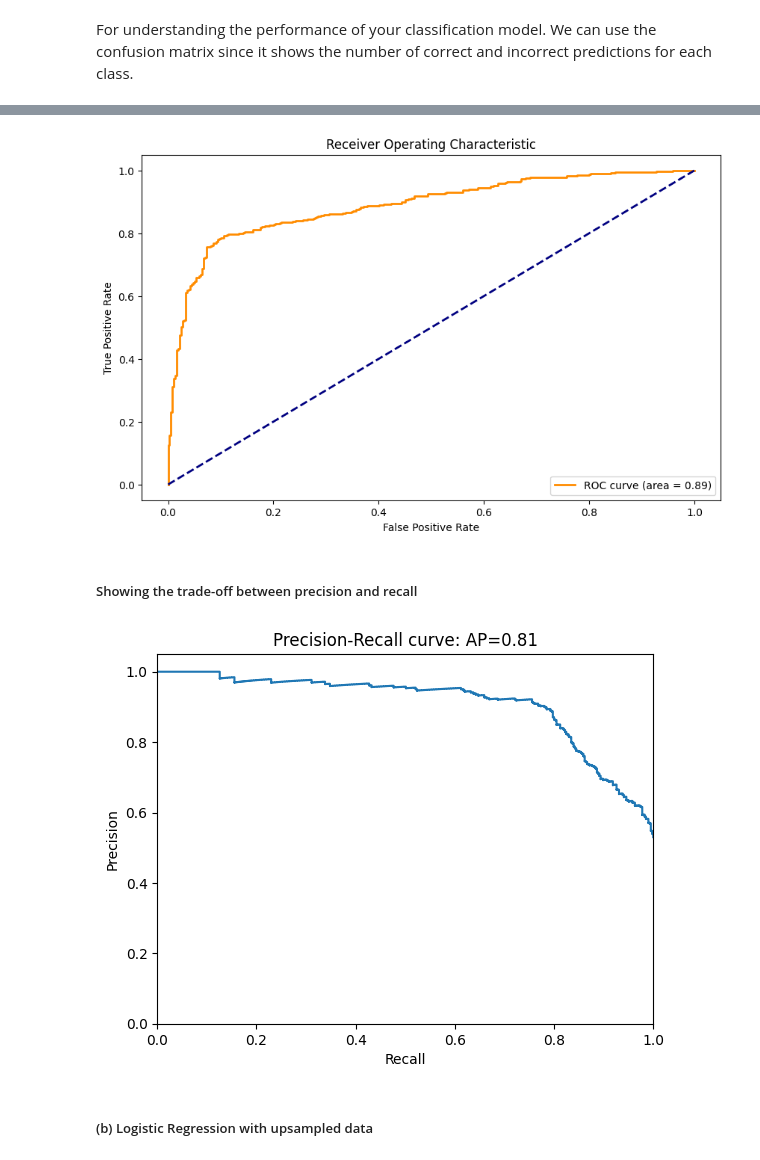
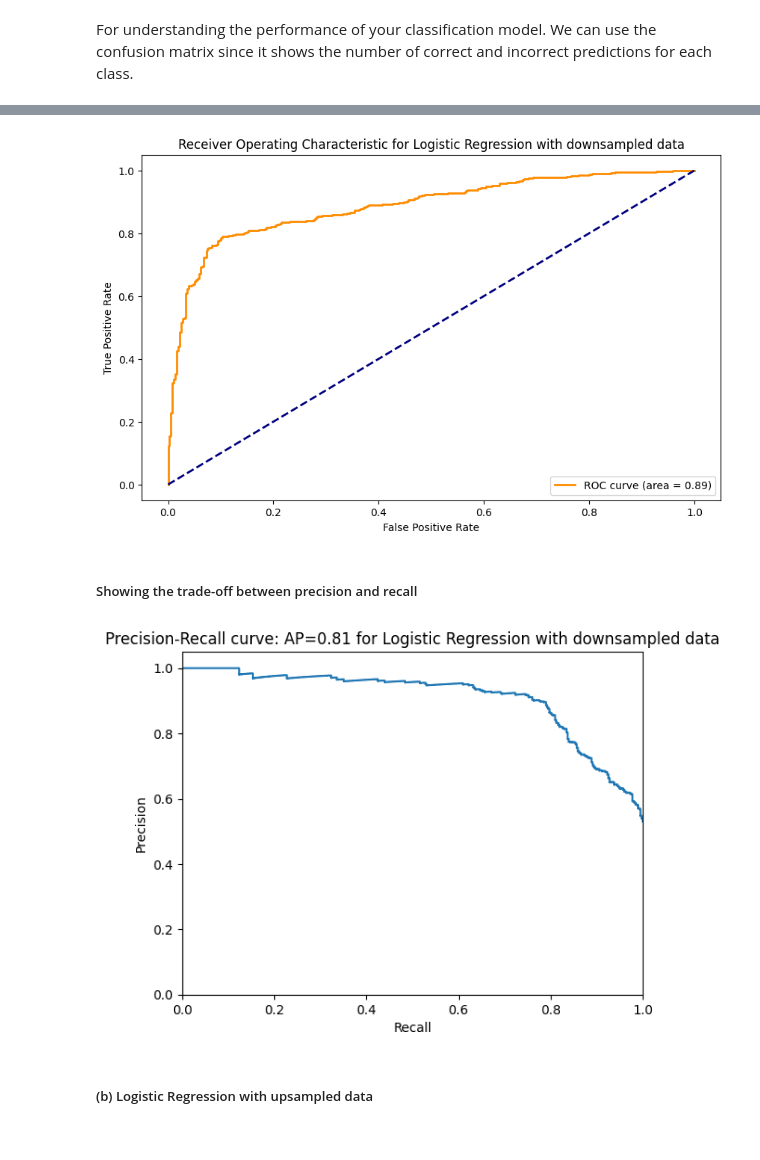
Before and after one commit to Saru99034/Python-Project-A4-DIA, a Jupyter notebook: Python Project Sarujan DENSON - Ahmed MAALOUL - Martin PUJOL.ipynb, the cells around one changed output, grey strips where cells are left out. Saved outputs shown, nothing was run; the diff lists cells and outputs as text; code cells hidden in the pictures.

```diff
--- a/Python Project Sarujan DENSON - Ahmed MAALOUL - Martin PUJOL.ipynb
+++ b/Python Project Sarujan DENSON - Ahmed MAALOUL - Martin PUJOL.ipynb
@@ -340,24 +381,24 @@ Name: count, dtype: int64
 There are still problems remaining with the data; first, we need to encode the categorical variables, and then we need to scale the data.
 # %%
 from sklearn.model_selection import train_test_split
-from sklearn.preprocessing import MinMaxScaler
+from sklearn.preprocessing import MinMaxScaler, StandardScaler
 
 #We split the dataset into train and test
-X_train_ds, X_test_ds, Y_train_ds, Y_test_ds = train_test_split( cleaned_dataset_balanced_downsampled.drop(['Revenue'], axis=1),cleaned_dataset_balanced_downsampled['Revenue'], test_size=0.2, random_state=40)
-X_train_us, X_test_us, Y_train_us, Y_test_us = train_test_split( cleaned_dataset_balanced_upsampled.drop(['Revenue'], axis=1),cleaned_dataset_balanced_upsampled['Revenue'], test_size=0.2, random_state=40)
+X_train_ds, X_test_ds, Y_train_ds, Y_test_ds = train_test_split( cleaned_dataset_balanced_downsampled.drop(['Revenue'], axis=1).values,cleaned_dataset_balanced_downsampled['Revenue'].values, test_size=0.2, random_state=40)
+X_train_us, X_test_us, Y_train_us, Y_test_us = train_test_split( cleaned_dataset_balanced_upsampled.drop(['Revenue'], axis=1).values,cleaned_dataset_balanced_upsampled['Revenue'].values, test_size=0.2, random_state=40)
 
 #We fit our scaler (standard deviation)
-scaler_X_ds = MinMaxScaler()
+scaler_X_ds = StandardScaler()
 scaler_X_ds.fit(X_train_ds)
 
-scaler_X_us = MinMaxScaler()
+scaler_X_us = StandardScaler()
 scaler_X_us.fit(X_train_us)
 
-#We transform our train and test sets
+#We transform our data
 X_train_ds = scaler_X_ds.transform(X_train_ds)
 X_test_ds = scaler_X_ds.transform(X_test_ds)
 X_test_us = scaler_X_us.transform(X_test_us)
-X_test_us = scaler_X_us.transform(X_test_us)
+X_train_us = scaler_X_us.transform(X_train_us)
 # %% [markdown]
 ### III. Modelisation
 # %% [markdown]
@@ -426,29 +467,29 @@ plt.plot(fpr_log_ds, tpr_log_ds, color='darkorange', lw=2, label='ROC curve (are
 plt.plot([0, 1], [0, 1], color='navy', lw=2, linestyle='--')
 plt.xlabel('False Positive Rate')
 plt.ylabel('True Positive Rate')
-plt.title('Receiver Operating Characteristic')
+plt.title('Receiver Operating Characteristic for Logistic Regression with downsampled data')
 plt.legend(loc="lower right")
 plt.show()
 # %% [output]
-[figure, old version]
+[figure, new version]
 # %% [markdown]
 ##### Showing the trade-off between precision and recall
 # %%
 from sklearn.metrics import precision_recall_curve
 from sklearn.metrics import average_precision_score
 
 precision, recall, _ = precision_recall_curve(Y_test_ds, log_grid_search_ds.predict_proba(X_test_ds)[:,1])
 average_precision = average_precision_score(Y_test_ds, logistic_predictions_ds)
 
 plt.step(recall, precision, where='post')
 plt.xlabel('Recall')
 plt.ylabel('Precision')
 plt.ylim([0.0, 1.05])
 plt.xlim([0.0, 1.0])
-plt.title('Precision-Recall curve: AP={0:0.2f}'.format(average_precision))
+plt.title('Precision-Recall curve: AP={0:0.2f} for Logistic Regression with downsampled data'.format(average_precision))
 plt.show()
 # %% [output]
-[figure, old version]
+[figure, new version]
 # %% [markdown]
 ##### (b) Logistic Regression with upsampled data
 # %%
```
Also changed, not shown: parts of 35 cells of this notebook, 1 other file.
